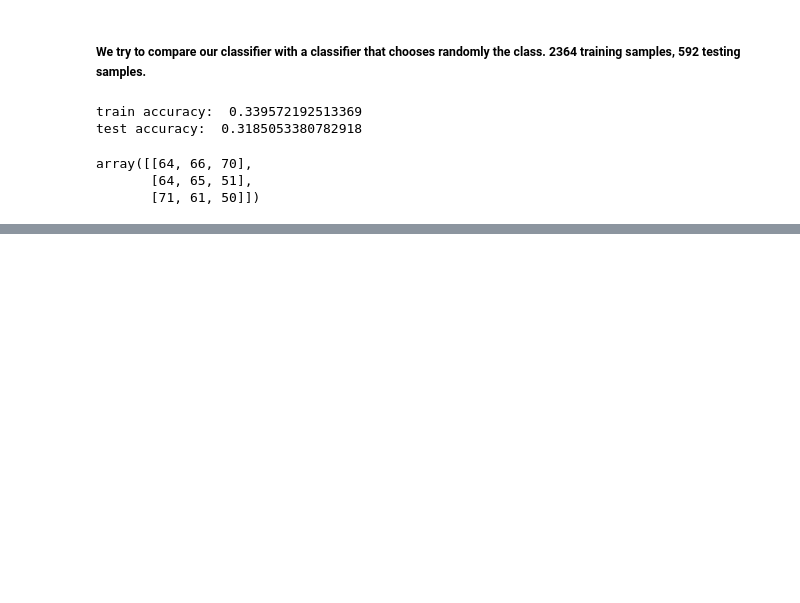
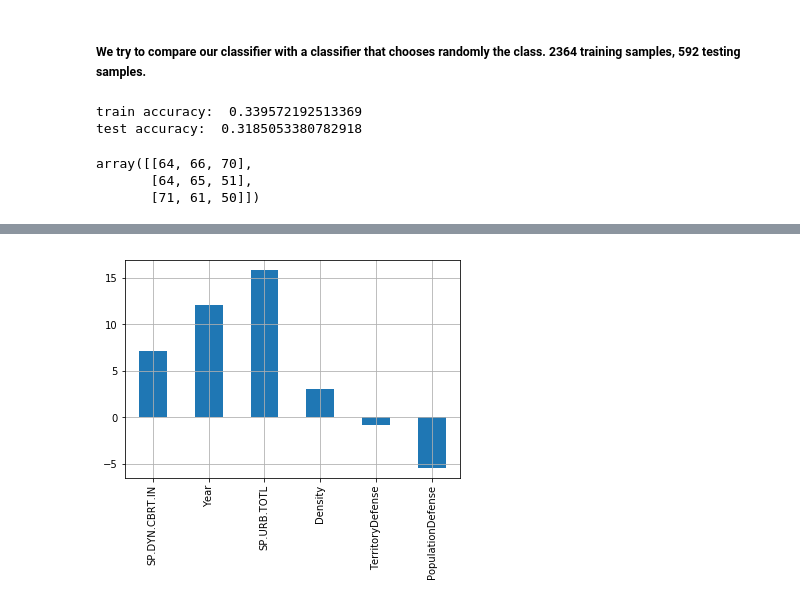
Before and after one commit to AndreaCurtoni/TerrorismDSBA, a Jupyter notebook: First hyp ML.ipynb, the cells around one changed output, grey strips where cells are left out. Drawn from its saved outputs; the diff is of its cells as text; code cells hidden in the pictures; blank space fills up the shorter version.

```diff
--- a/First hyp ML.ipynb
+++ b/First hyp ML.ipynb
@@ -421,0 +438,4 @@ array([[64, 66, 70],
+# %%
+coefficients.plot(kind="bar").grid()
+# %% [output]
+[figure, added]
```
Also changed, not shown: parts of 21 cells of this notebook.
